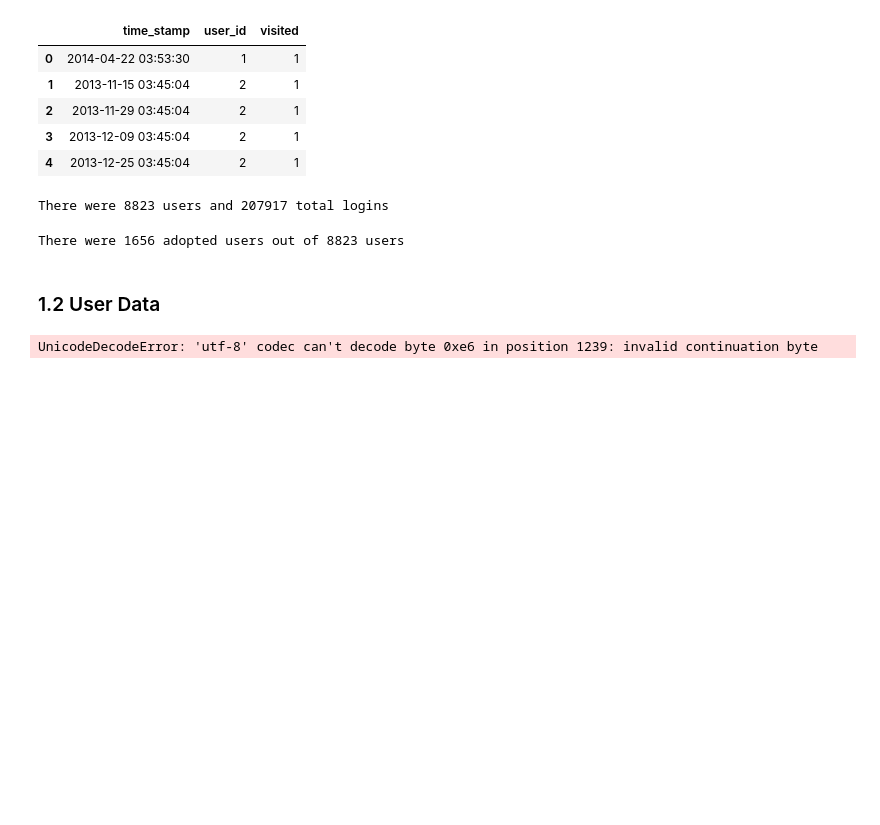
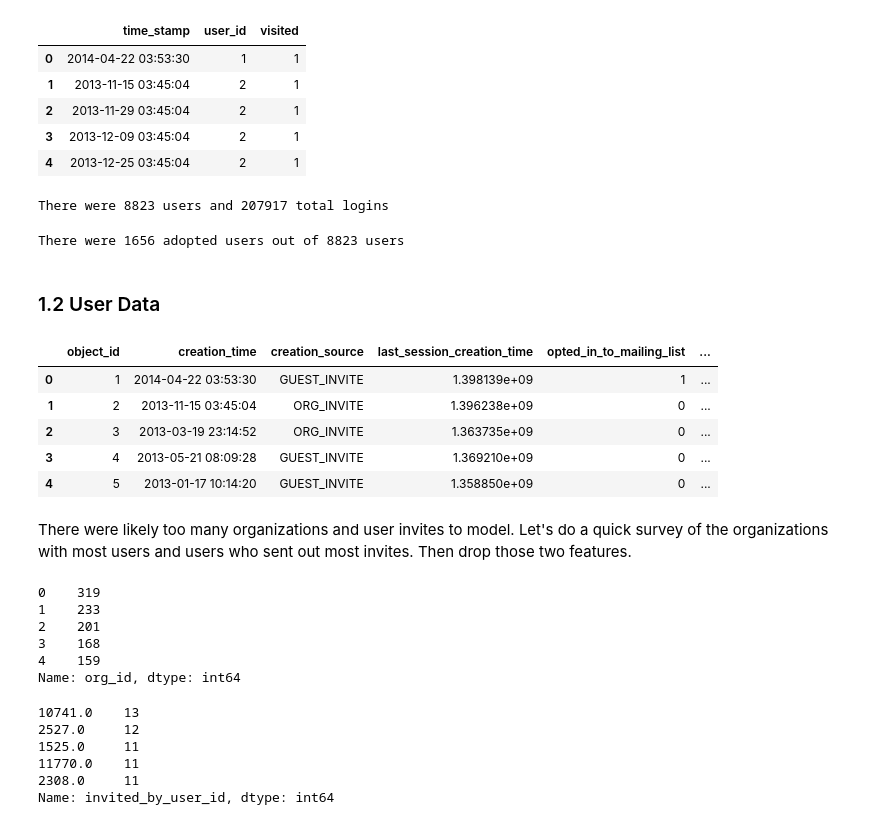
Before and after one commit to parisvu07/Springboard, a Jupyter notebook: Relax Inc. Challenge/relax_inc_challenge.ipynb, the cells around one changed output. Saved outputs shown, nothing was run; the diff lists cells and outputs as text; code cells hidden in the pictures; blank space fills up the shorter version.

```diff
--- a/Relax Inc. Challenge/relax_inc_challenge.ipynb
+++ b/Relax Inc. Challenge/relax_inc_challenge.ipynb
@@ -60,11 +60,38 @@ There were 1656 adopted users out of 8823 users
 # %%
 # read the user data
 # some columns such as name, email address are not useful here
 # let's not read them
 cols = ['object_id', 'creation_source', 'creation_time',
         'last_session_creation_time', 'opted_in_to_mailing_list',
         'enabled_for_marketing_drip', 'org_id', 'invited_by_user_id']
-users = pd.read_csv('takehome_users.csv', usecols=cols)
+users = pd.read_csv('takehome_users.csv', usecols=cols, encoding='latin-1')
 users.head()
 # %% [output]
-UnicodeDecodeError: 'utf-8' codec can't decode byte 0xe6 in position 1239: invalid continuation byte
+|  | object_id | creation_time | creation_source | last_session_creation_time | opted_in_to_mailing_list | ... |
+| 0 | 1 | 2014-04-22 03:53:30 | GUEST_INVITE | 1.398139e+09 | 1 | ... |
+| 1 | 2 | 2013-11-15 03:45:04 | ORG_INVITE | 1.396238e+09 | 0 | ... |
+| 2 | 3 | 2013-03-19 23:14:52 | ORG_INVITE | 1.363735e+09 | 0 | ... |
+| 3 | 4 | 2013-05-21 08:09:28 | GUEST_INVITE | 1.369210e+09 | 0 | ... |
+| 4 | 5 | 2013-01-17 10:14:20 | GUEST_INVITE | 1.358850e+09 | 0 | ... |
+# %% [markdown]
+There were likely too many organizations and user invites to model. Let's do a quick survey of the organizations with most users and users who sent out most invites. Then drop those two features.
+# %%
+# 5 Organizations with most users
+users['org_id'].value_counts().head()
+# %% [output]
+0    319
+1    233
+2    201
+3    168
+4    159
+Name: org_id, dtype: int64
+# %%
+# 5 Users with most invites
+users['invited_by_user_id'].value_counts().head()
+# %% [output]
+10741.0    13
+2527.0     12
+1525.0     11
+11770.0    11
+2308.0     11
+Name: invited_by_user_id, dtype: int64
```
Also changed, not shown: parts of 29 cells of this notebook.
